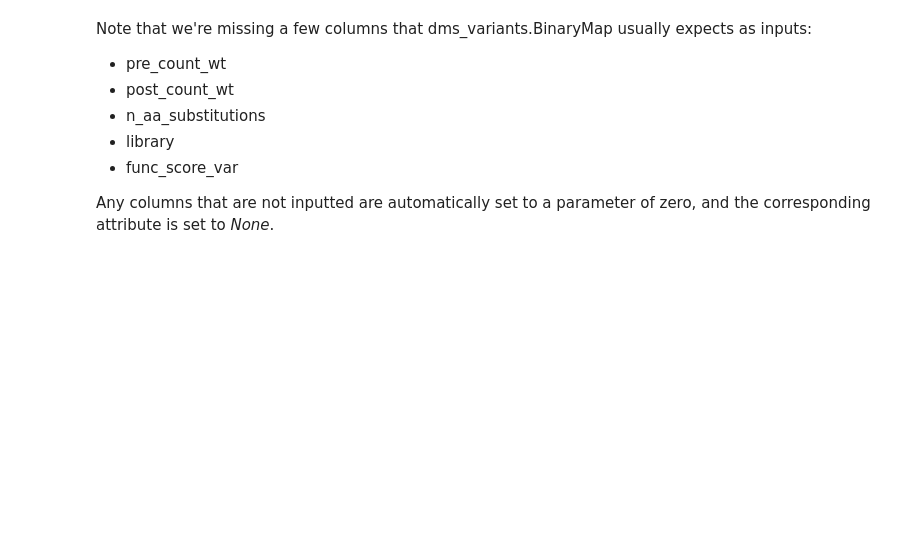
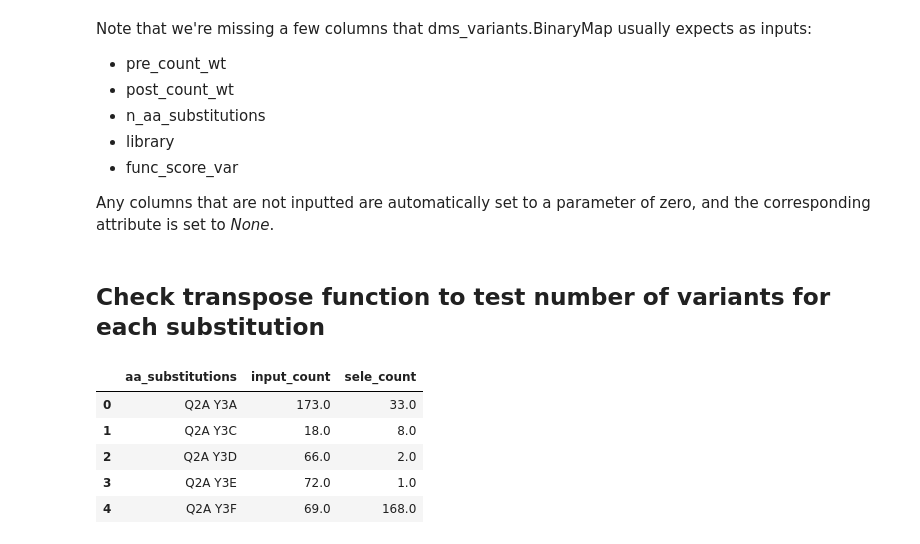
Before and after one commit to matsengrp/gb1, a Jupyter notebook: notebooks/raw_data_to_binary.ipynb, the cells around one changed output. Saved outputs shown, nothing was run; the diff lists cells and outputs as text; code cells hidden in the pictures; blank space fills up the shorter version.

```diff
--- a/notebooks/raw_data_to_binary.ipynb
+++ b/notebooks/raw_data_to_binary.ipynb
@@ -188,6 +188,8 @@ m1_bmap = dms_variants.binarymap.BinaryMap(fitness_m2,
 m2_bmap = dms_variants.binarymap.BinaryMap(fitness_m2,
                                            n_pre_col='input_count',
                                            n_post_col='sele_count')
+# %% [markdown]
+## Check transpose function to test number of variants for each substitution
 # %%
 import collections
 
@@ -202,0 +204,11 @@ transpose_of_aa_substitutions(pa)
+# %%
+fitness_m2_short = fitness_m2.drop(fitness_m2.columns[3:5], axis=1)
+fitness_comb = pd.concat([fitness_m2_short, fitness_m1], axis=0)
+fitness_comb.head()
+# %% [output]
+|  | aa_substitutions | input_count | sele_count |
+| 0 | Q2A Y3A | 173.0 | 33.0 |
+| 1 | Q2A Y3C | 18.0 | 8.0 |
+| 2 | Q2A Y3D | 66.0 | 2.0 |
+| 3 | Q2A Y3E | 72.0 | 1.0 |
+| 4 | Q2A Y3F | 69.0 | 168.0 |
```
Also changed, not shown: parts of 4 cells of this notebook.
